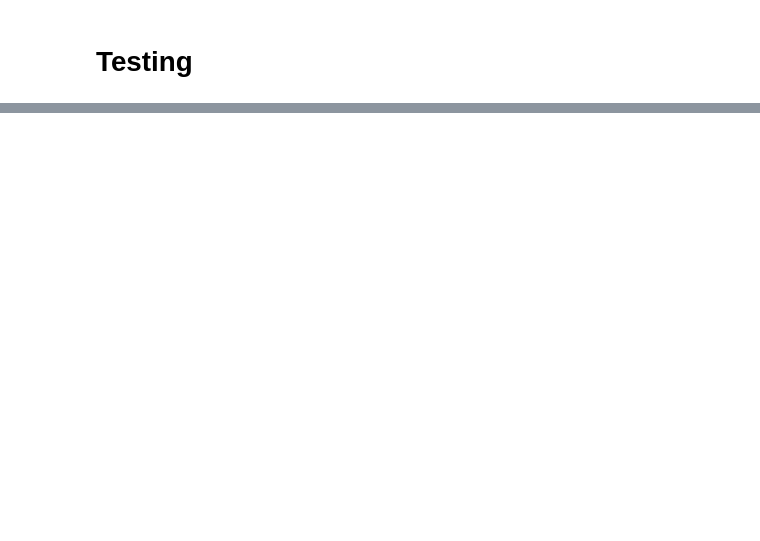
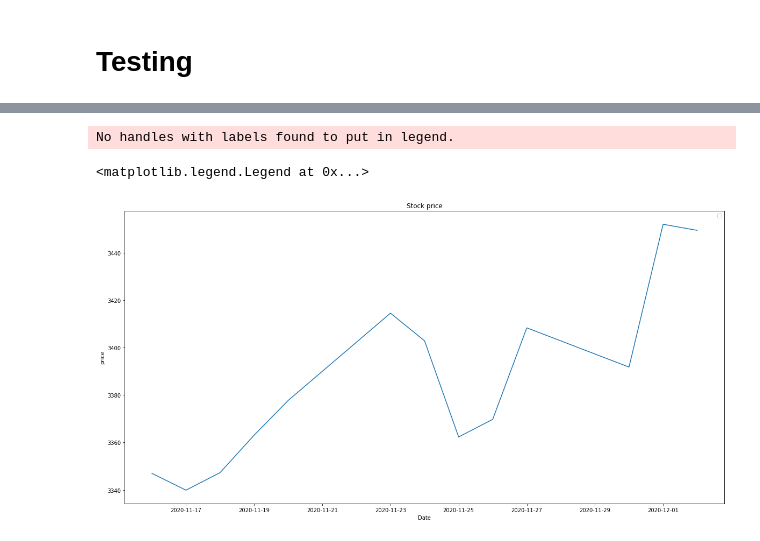
Before and after one commit to sirily11/classes-notes, a Jupyter notebook: notebooks/MSBD5001/project/LSTM.ipynb, the cells around one changed output, grey strips where cells are left out. Saved outputs shown, nothing was run; the diff lists cells and outputs as text; code cells hidden in the pictures; blank space fills up the shorter version.

```diff
--- a/notebooks/MSBD5001/project/LSTM.ipynb
+++ b/notebooks/MSBD5001/project/LSTM.ipynb
@@ -248,0 +379,6 @@ print(y_pred_inverse)
+# %%
+data = btc.Close.loc['2020-11-14':]
+
+data = data.reset_index()
+data['Date'] = data['Date'].apply(lambda x: x.date())
+data
@@ -248,0 +400,11 @@ print(y_pred_inverse)
+# %%
+plt.figure(figsize=(20, 10))
+plt.plot(data['Date'], data['Close'])
+plt.title('Stock price')
+plt.xlabel('Date')
+plt.ylabel('price')
+plt.legend()
+# %% [output]
+No handles with labels found to put in legend.
+<matplotlib.legend.Legend at 0x...>
+[figure, added]
```
Also changed, not shown: parts of 43 cells of this notebook, 3 other files.
